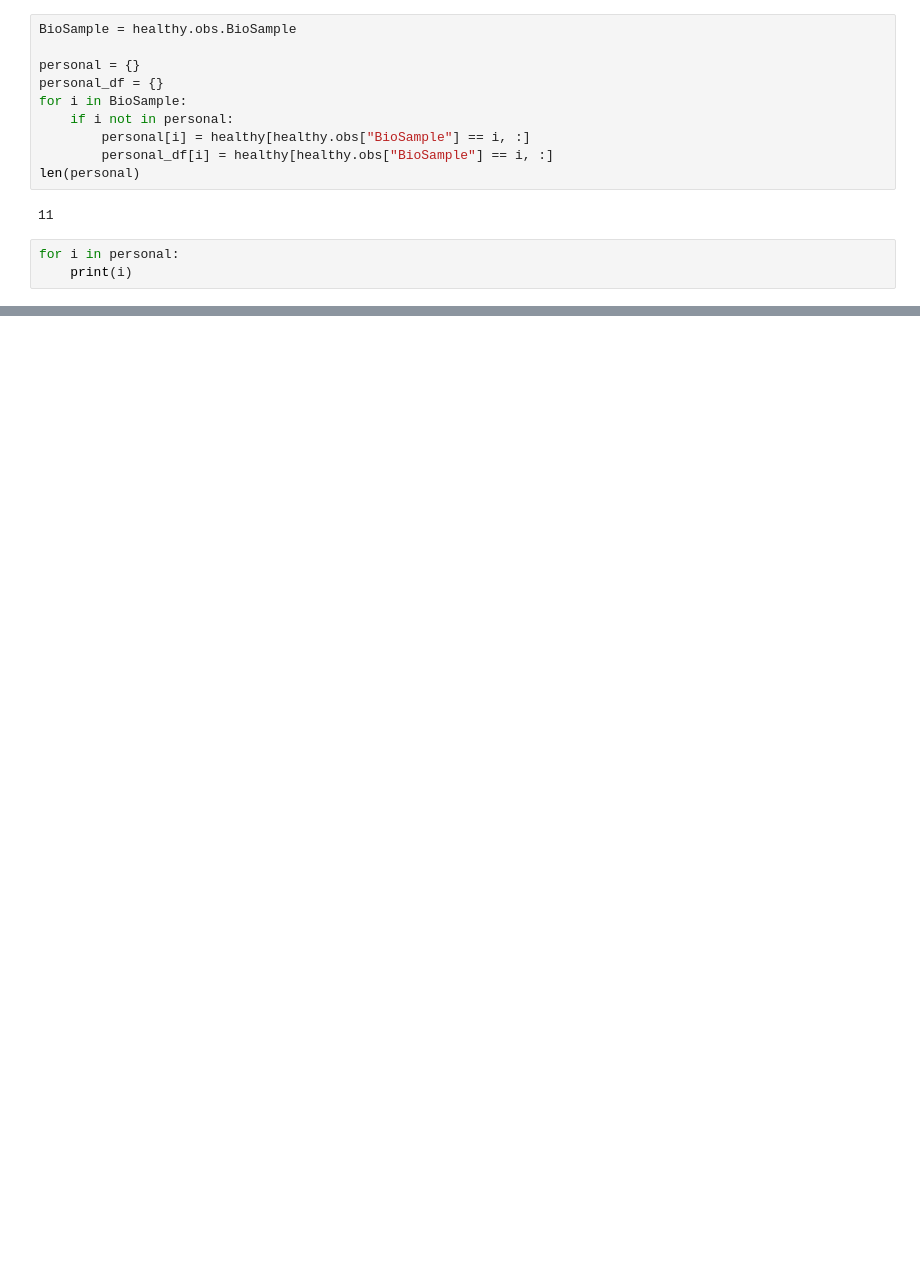
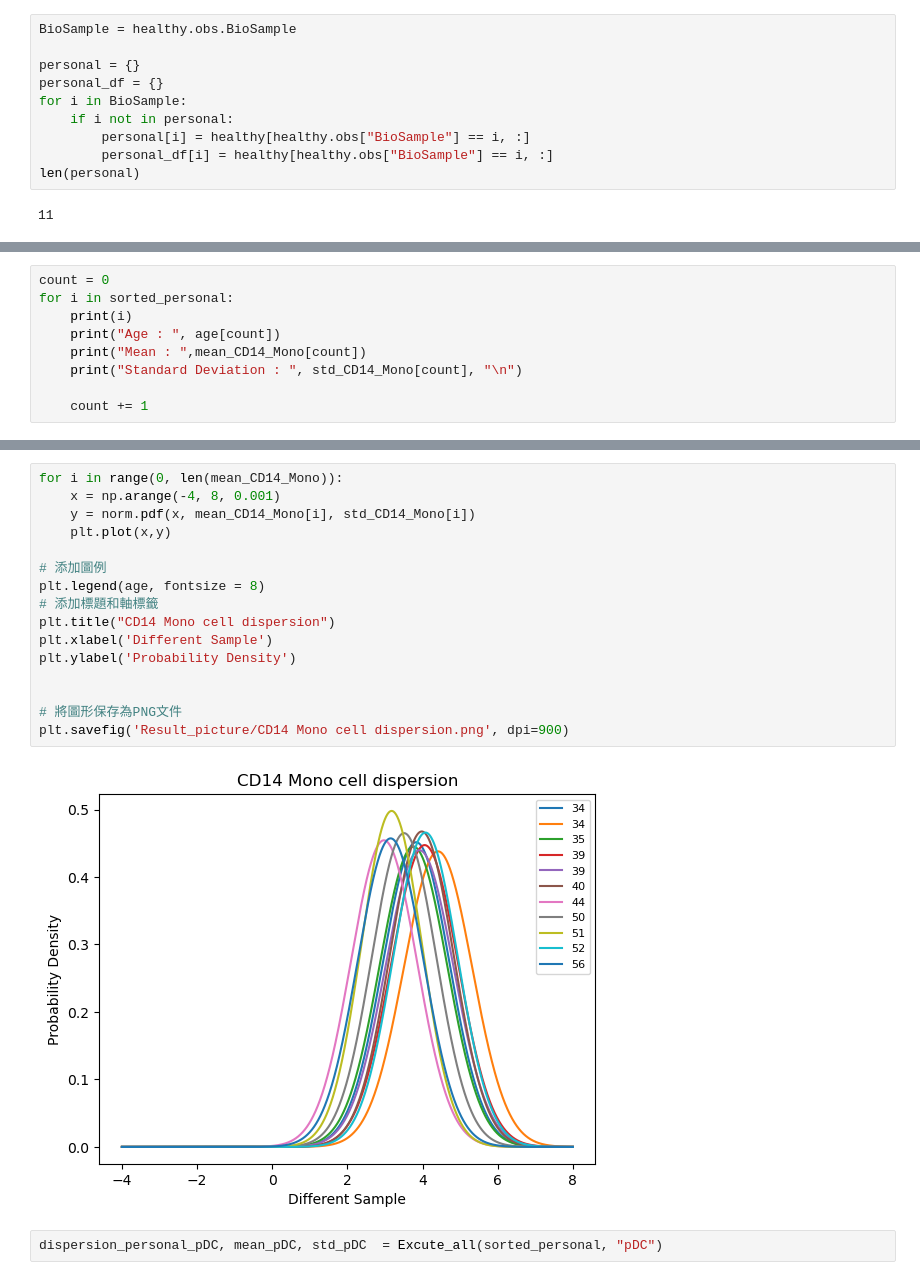
Before and after one commit to benson8902/Research, a Jupyter notebook: Code/Step4 Start Cell Dispersion.ipynb, the cells around one changed output, grey strips where cells are left out. Cells and saved outputs as stored; diff of their text form; blank space fills up the shorter version.

```diff
--- a/Code/Step4 Start Cell Dispersion.ipynb
+++ b/Code/Step4 Start Cell Dispersion.ipynb
@@ -36,6 +66,3 @@ for i in BioSample:
 len(personal)
 # %% [output]
 11
-# %%
-for i in personal:
-    print(i)
@@ -207,0 +242,9 @@ Text(0, 0.5, 'Probability Density')
+# %%
+count = 0
+for i in sorted_personal:
+    print(i)
+    print("Age : ", age[count])
+    print("Mean : ",mean_CD14_Mono[count])
+    print("Standard Deviation : ", std_CD14_Mono[count], "\n")
+
+    count += 1
@@ -207,0 +277,20 @@ Text(0, 0.5, 'Probability Density')
+# %%
+for i in range(0, len(mean_CD14_Mono)):
+    x = np.arange(-4, 8, 0.001)
+    y = norm.pdf(x, mean_CD14_Mono[i], std_CD14_Mono[i])
+    plt.plot(x,y)
+
+# 添加圖例
+plt.legend(age, fontsize = 8)
+# 添加標題和軸標籤
+plt.title("CD14 Mono cell dispersion")
+plt.xlabel('Different Sample')
+plt.ylabel('Probability Density')
+
+
+# 將圖形保存為PNG文件
+plt.savefig('Result_picture/CD14 Mono cell dispersion.png', dpi=900)
+# %% [output]
+[figure, added]
+# %%
+dispersion_personal_pDC, mean_pDC, std_pDC  = Excute_all(sorted_personal, "pDC")
```
Also changed, not shown: parts of 80 cells of this notebook, 1 other file.
